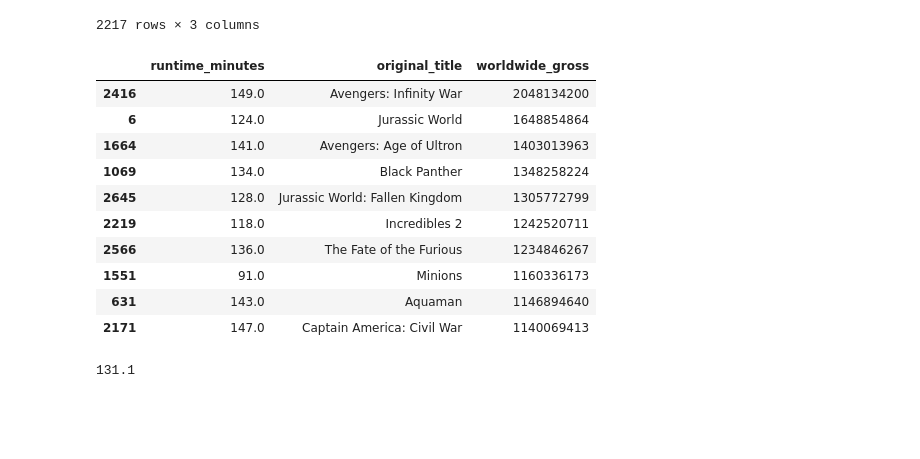
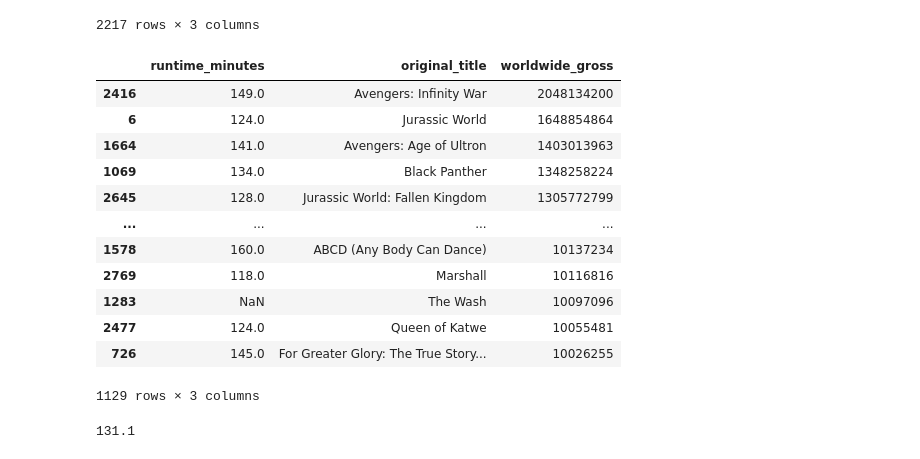
Before and after one commit to krvosen/microsoft_movie_analysis, a Jupyter notebook: create_sql_database.ipynb, the cells around one changed output. Saved outputs shown, nothing was run; the diff lists cells and outputs as text; code cells hidden in the pictures; blank space fills up the shorter version.

```diff
--- a/create_sql_database.ipynb
+++ b/create_sql_database.ipynb
@@ -266,20 +270,23 @@ orderedrtandgross2
 2217 rows × 3 columns
 # %%
 #drops duplicates
+
 orderedrtandgross2.drop_duplicates(subset = "original_title", keep=False, inplace=True)
-orderedrtandgross2.head(10)
+orderedrtandgross2
 # %% [output]
 |  | runtime_minutes | original_title | worldwide_gross |
 | 2416 | 149.0 | Avengers: Infinity War | 2048134200 |
 | 6 | 124.0 | Jurassic World | 1648854864 |
 | 1664 | 141.0 | Avengers: Age of Ultron | 1403013963 |
 | 1069 | 134.0 | Black Panther | 1348258224 |
 | 2645 | 128.0 | Jurassic World: Fallen Kingdom | 1305772799 |
-| 2219 | 118.0 | Incredibles 2 | 1242520711 |
-| 2566 | 136.0 | The Fate of the Furious | 1234846267 |
-| 1551 | 91.0 | Minions | 1160336173 |
-| 631 | 143.0 | Aquaman | 1146894640 |
-| 2171 | 147.0 | Captain America: Civil War | 1140069413 |
+| ... | ... | ... | ... |
+| 1578 | 160.0 | ABCD (Any Body Can Dance) | 10137234 |
+| 2769 | 118.0 | Marshall | 10116816 |
+| 1283 | NaN | The Wash | 10097096 |
+| 2477 | 124.0 | Queen of Katwe | 10055481 |
+| 726 | 145.0 | For Greater Glory: The True Story... | 10026255 |
+1129 rows × 3 columns
 # %%
 #prints the mean runtime of top ten worldwide grossing movies
 import statistics
```
Also changed, not shown: parts of 9 cells of this notebook.
